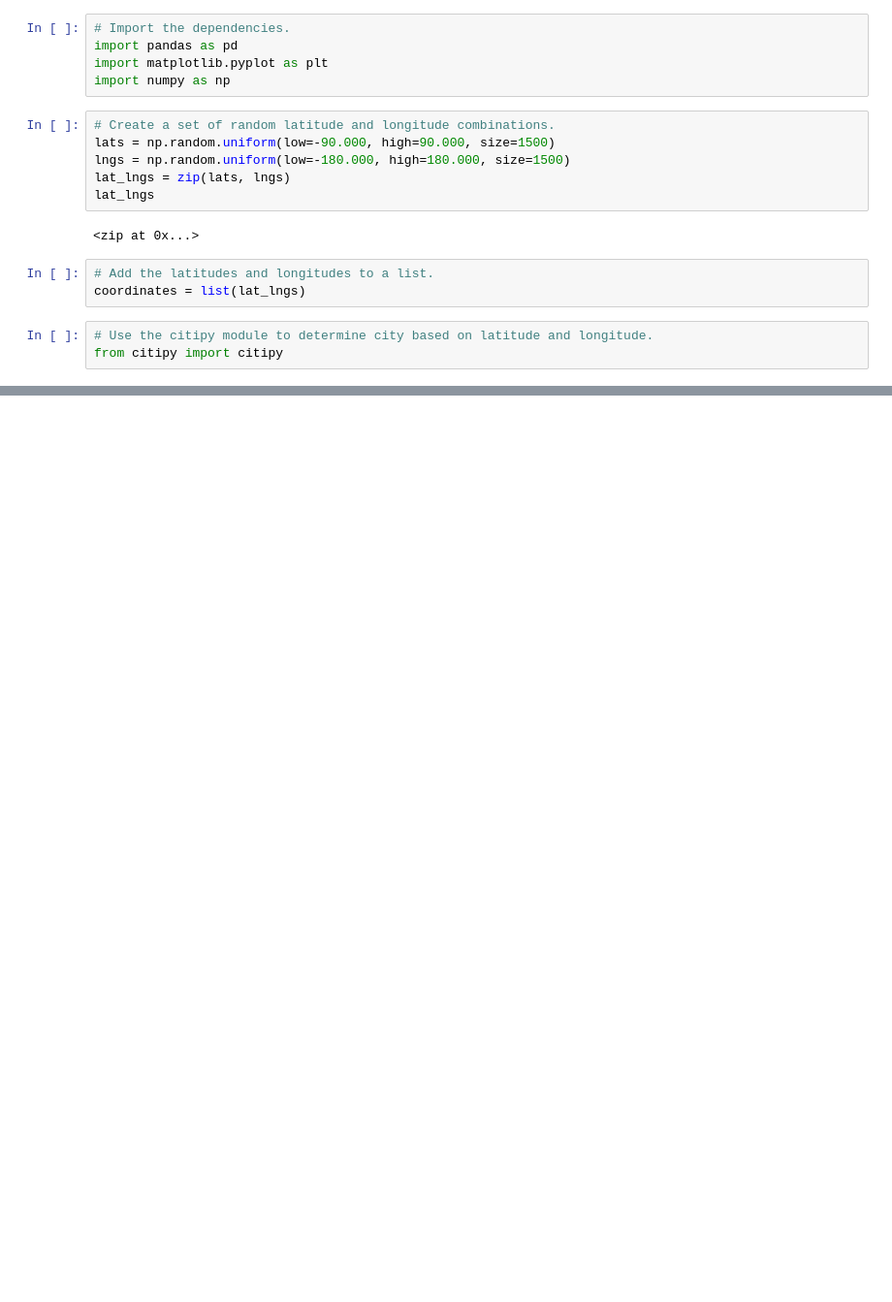
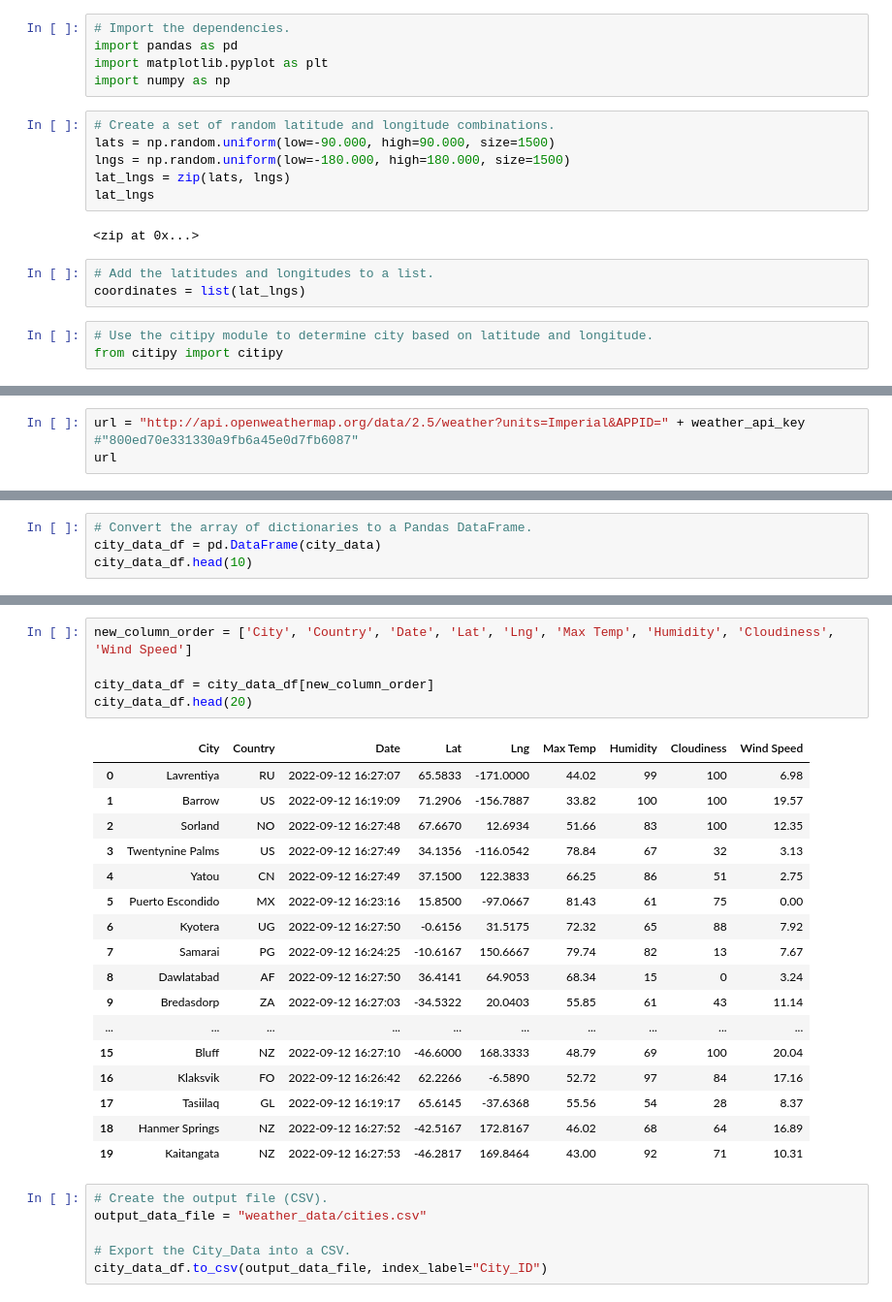
Before and after one commit to shilpabt/World_Weather_Analysis, a Jupyter notebook: WeatherPy.ipynb, the cells around one changed output, grey strips where cells are left out. Shown at 97% size. Saved outputs shown, nothing was run; the diff lists cells and outputs as text; blank space fills up the shorter version.

Commit message:
Adding weather data

```diff
--- a/WeatherPy.ipynb
+++ b/WeatherPy.ipynb
@@ -56,0 +66,3 @@ hermanus za
+# %%
+url = "http://api.openweathermap.org/data/2.5/weather?units=Imperial&APPID=" + weather_api_key #"800ed70e331330a9fb6a45e0d7fb6087"
+url
@@ -56,0 +151,4 @@ hermanus za
+# %%
+# Convert the array of dictionaries to a Pandas DataFrame.
+city_data_df = pd.DataFrame(city_data)
+city_data_df.head(10)
@@ -56,0 +167,29 @@ hermanus za
+# %%
+new_column_order = ['City', 'Country', 'Date', 'Lat', 'Lng', 'Max Temp', 'Humidity', 'Cloudiness', 'Wind Speed']
+
+city_data_df = city_data_df[new_column_order]
+city_data_df.head(20)
+# %% [output]
+|  | City | Country | Date | Lat | Lng | Max Temp | Humidity | Cloudiness | Wind Speed |
+| 0 | Lavrentiya | RU | 2022-09-12 16:27:07 | 65.5833 | -171.0000 | 44.02 | 99 | 100 | 6.98 |
+| 1 | Barrow | US | 2022-09-12 16:19:09 | 71.2906 | -156.7887 | 33.82 | 100 | 100 | 19.57 |
+| 2 | Sorland | NO | 2022-09-12 16:27:48 | 67.6670 | 12.6934 | 51.66 | 83 | 100 | 12.35 |
+| 3 | Twentynine Palms | US | 2022-09-12 16:27:49 | 34.1356 | -116.0542 | 78.84 | 67 | 32 | 3.13 |
+| 4 | Yatou | CN | 2022-09-12 16:27:49 | 37.1500 | 122.3833 | 66.25 | 86 | 51 | 2.75 |
+| 5 | Puerto Escondido | MX | 2022-09-12 16:23:16 | 15.8500 | -97.0667 | 81.43 | 61 | 75 | 0.00 |
+| 6 | Kyotera | UG | 2022-09-12 16:27:50 | -0.6156 | 31.5175 | 72.32 | 65 | 88 | 7.92 |
+| 7 | Samarai | PG | 2022-09-12 16:24:25 | -10.6167 | 150.6667 | 79.74 | 82 | 13 | 7.67 |
+| 8 | Dawlatabad | AF | 2022-09-12 16:27:50 | 36.4141 | 64.9053 | 68.34 | 15 | 0 | 3.24 |
+| 9 | Bredasdorp | ZA | 2022-09-12 16:27:03 | -34.5322 | 20.0403 | 55.85 | 61 | 43 | 11.14 |
+| ... | ... | ... | ... | ... | ... | ... | ... | ... | ... |
+| 15 | Bluff | NZ | 2022-09-12 16:27:10 | -46.6000 | 168.3333 | 48.79 | 69 | 100 | 20.04 |
+| 16 | Klaksvik | FO | 2022-09-12 16:26:42 | 62.2266 | -6.5890 | 52.72 | 97 | 84 | 17.16 |
+| 17 | Tasiilaq | GL | 2022-09-12 16:19:17 | 65.6145 | -37.6368 | 55.56 | 54 | 28 | 8.37 |
+| 18 | Hanmer Springs | NZ | 2022-09-12 16:27:52 | -42.5167 | 172.8167 | 46.02 | 68 | 64 | 16.89 |
+| 19 | Kaitangata | NZ | 2022-09-12 16:27:53 | -46.2817 | 169.8464 | 43.00 | 92 | 71 | 10.31 |
+# %%
+# Create the output file (CSV).
+output_data_file = "weather_data/cities.csv"
+
+# Export the City_Data into a CSV.
+city_data_df.to_csv(output_data_file, index_label="City_ID")
```
Also changed, not shown: parts of 7 cells of this notebook, 2 other files.
